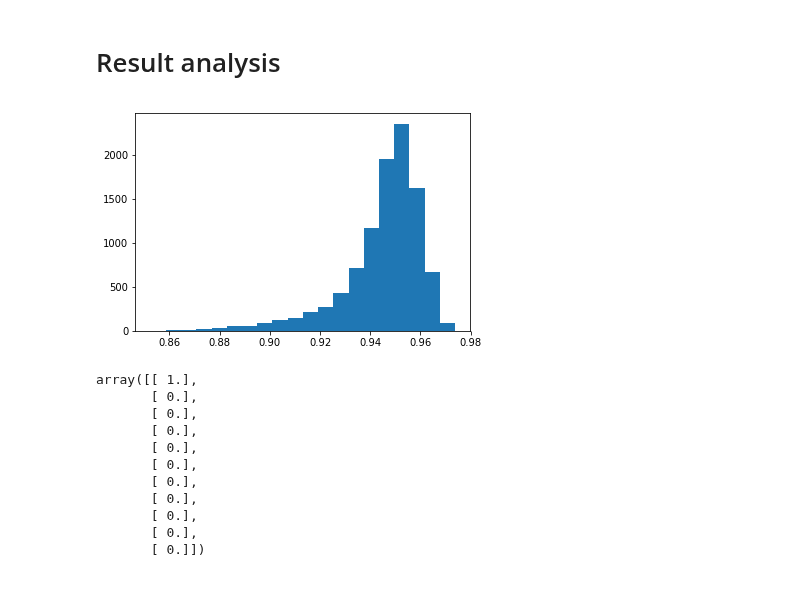
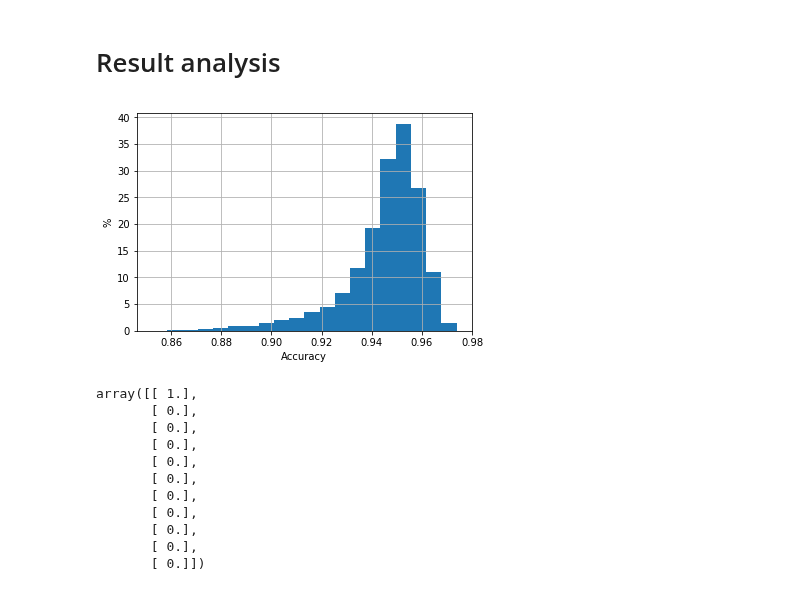
Before and after one commit to xiangjiph/MouseBrainAtlas, a Jupyter notebook: XJ/Blob_detection_v3.5(Typical vs. RandomSelected Area_only).ipynb, the cells around one changed output. Saved outputs shown, nothing was run; the diff lists cells and outputs as text; code cells hidden in the pictures.

```diff
--- a/XJ/Blob_detection_v3.5(Typical vs. RandomSelected Area_only).ipynb
+++ b/XJ/Blob_detection_v3.5(Typical vs. RandomSelected Area_only).ipynb
@@ -588,9 +596,12 @@ data_weight[load_structure] = load_data(fun_get_learning_data_path(what='weight'
 data_maxSimDiff[load_structure] = load_data(fun_get_learning_data_path(what='maxSimDiff', stack=stack, data_set=dataFolderName, structure_name=load_structure, method=data_tag))
 # %%
 numBins = 20
-plt.hist(data_maxSimDiff[load_structure],bins=numBins);
+plt.hist(data_maxSimDiff[load_structure],bins=numBins, normed=True);
+plt.xlabel('Accuracy');
+plt.ylabel('%');
+plt.grid()
 # %% [output]
-[figure, old version]
+[figure, new version]
 # %%
 best_weights,_ = fun_find_max(data_weight[load_structure], data_maxSimDiff[load_structure],mode='returnFirst')
 best_weights
```
Also changed, not shown: parts of 5 cells of this notebook, 3 other files.
